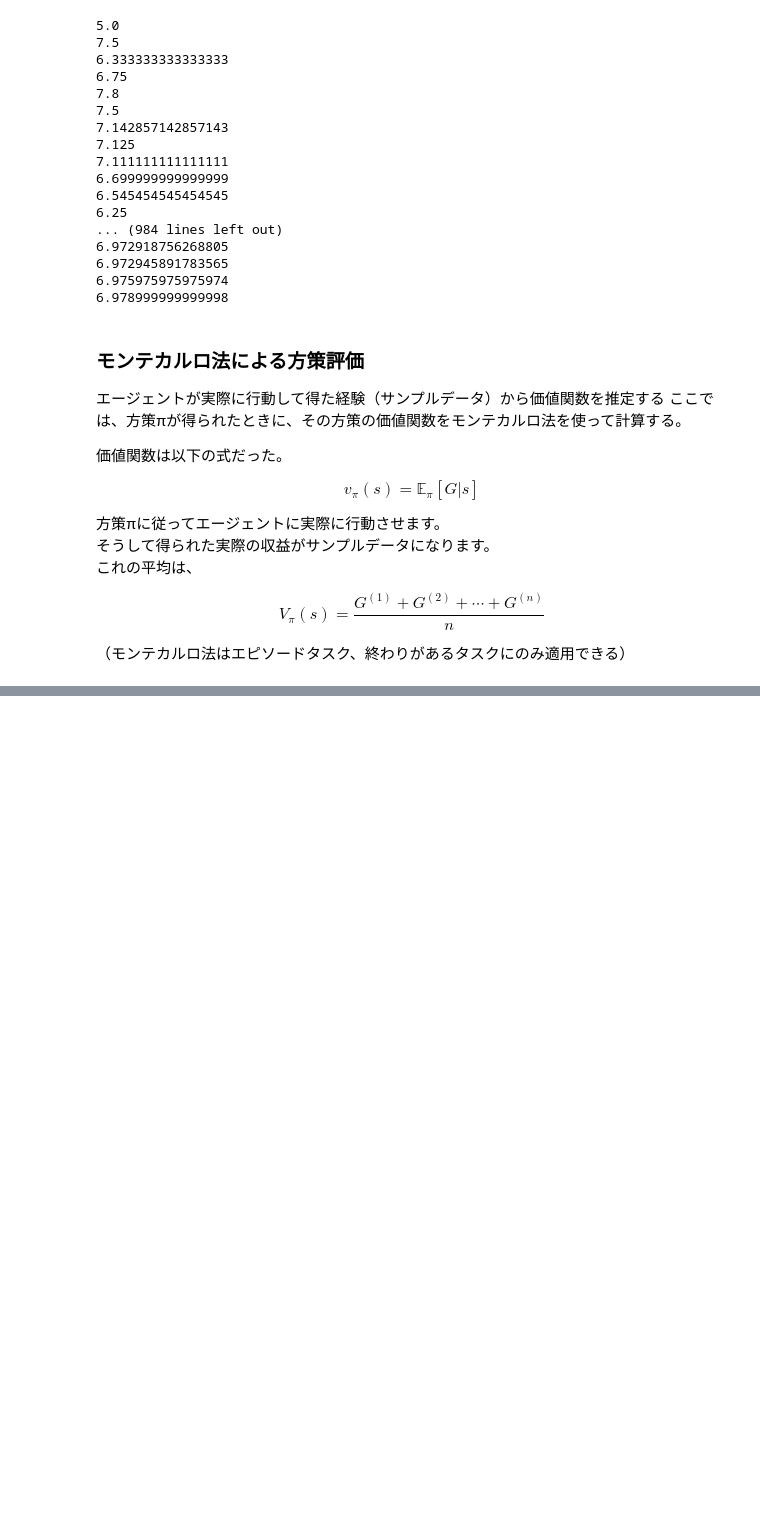
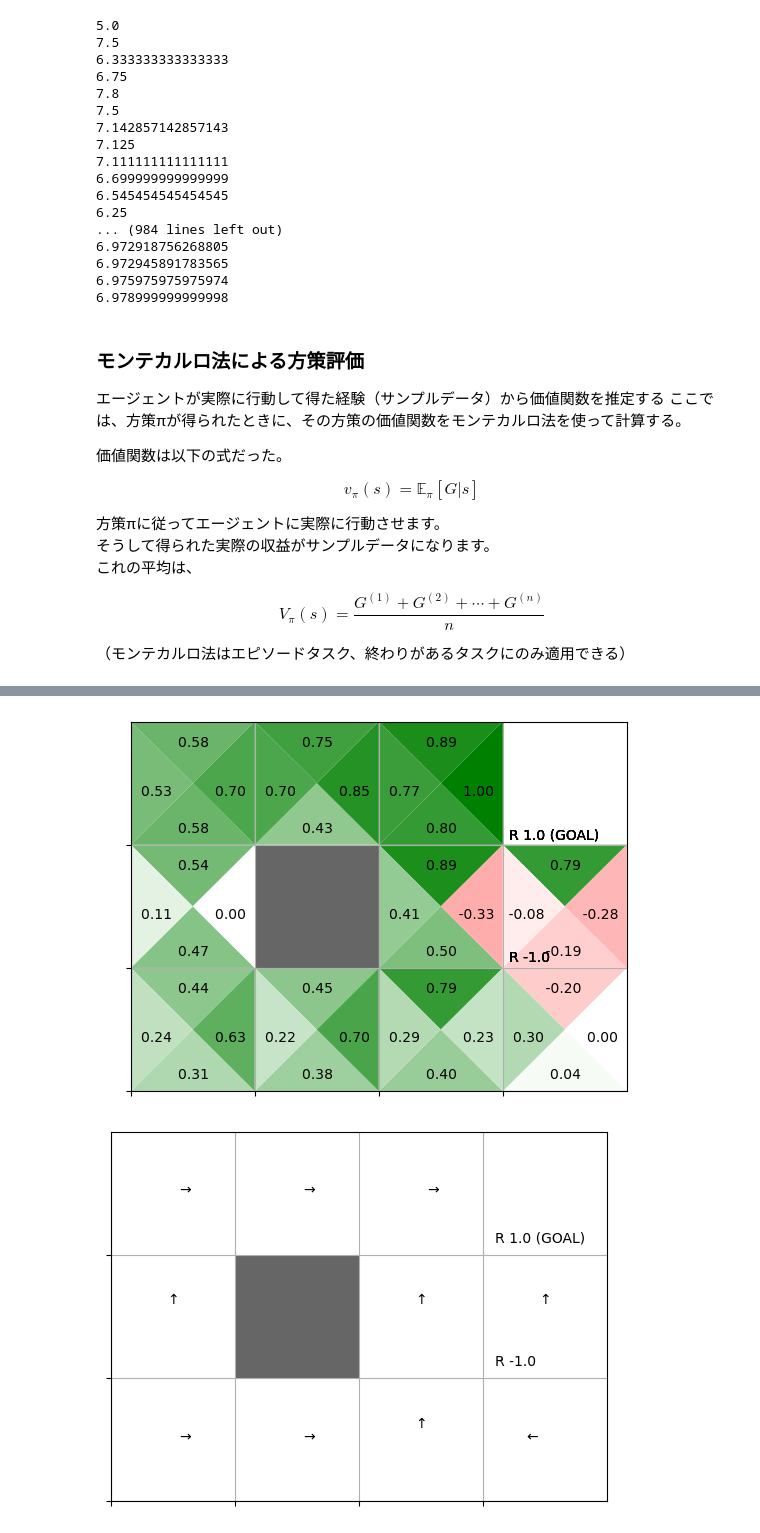
Before and after one commit to LABO-M/zerotuku4, a Jupyter notebook: ch05/chapter5.ipynb, the cells around one changed output, grey strips where cells are left out. Cells and saved outputs as stored; diff of their text form; code cells hidden in the pictures; blank space fills up the shorter version.

```diff
--- a/ch05/chapter5.ipynb
+++ b/ch05/chapter5.ipynb
@@ -99,0 +294,9 @@ $$V_\pi(s) = \frac{G^{(1)} + G^{(2)} + \cdots + G^{(n)}}{n}$$
+# %%
+def greedy_probs(Q, state, epsilon=0, action_size=4):
+    qs = [Q[(state, action)] for action in range(action_size)]
+    max_action = np.argmax(qs)
+
+    base_prob = epsilon / action_size
+    action_probs = {action: base_prob for action in range(action_size)}  #{0: ε/4, 1: ε/4, 2: ε/4, 3: ε/4}
+    action_probs[max_action] += (1 - epsilon)
+    return action_probs
@@ -99,0 +350,24 @@ $$V_\pi(s) = \frac{G^{(1)} + G^{(2)} + \cdots + G^{(n)}}{n}$$
+# %%
+env = GridWorld()
+agent = McAgent()
+
+episodes = 10000
+for episode in range(episodes):
+    state = env.reset()
+    agent.reset()
+
+    while True:
+        action = agent.get_action(state)
+        next_state, reward, done = env.step(action)
+
+        agent.add(state, action, reward)
+        if done:
+            agent.update()
+            break
+
+        state = next_state
+
+env.render_q(agent.Q)
+# %% [output]
+[figure, added]
+[figure, added]
```
Also changed, not shown: parts of 28 cells of this notebook, 12 other files.
